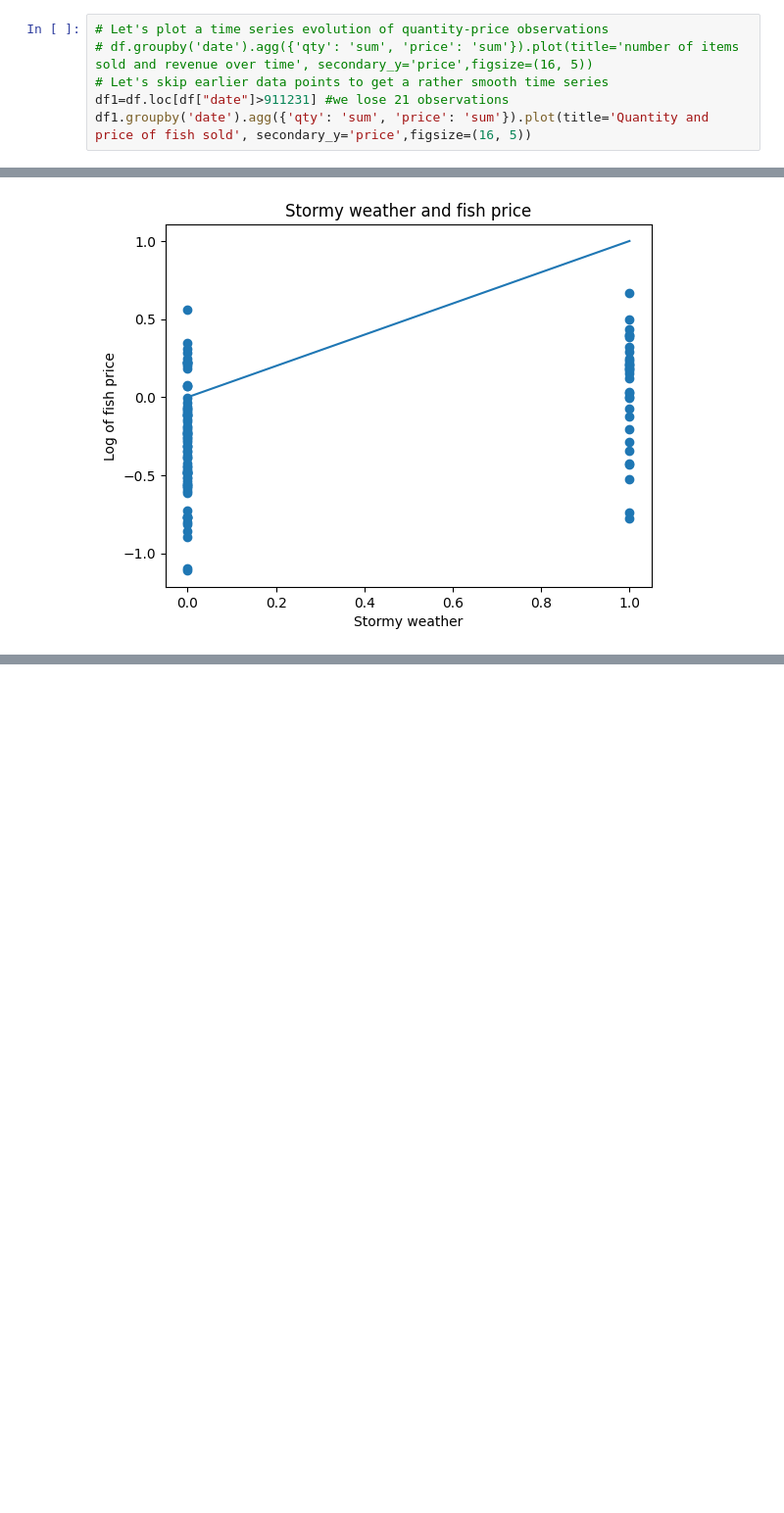
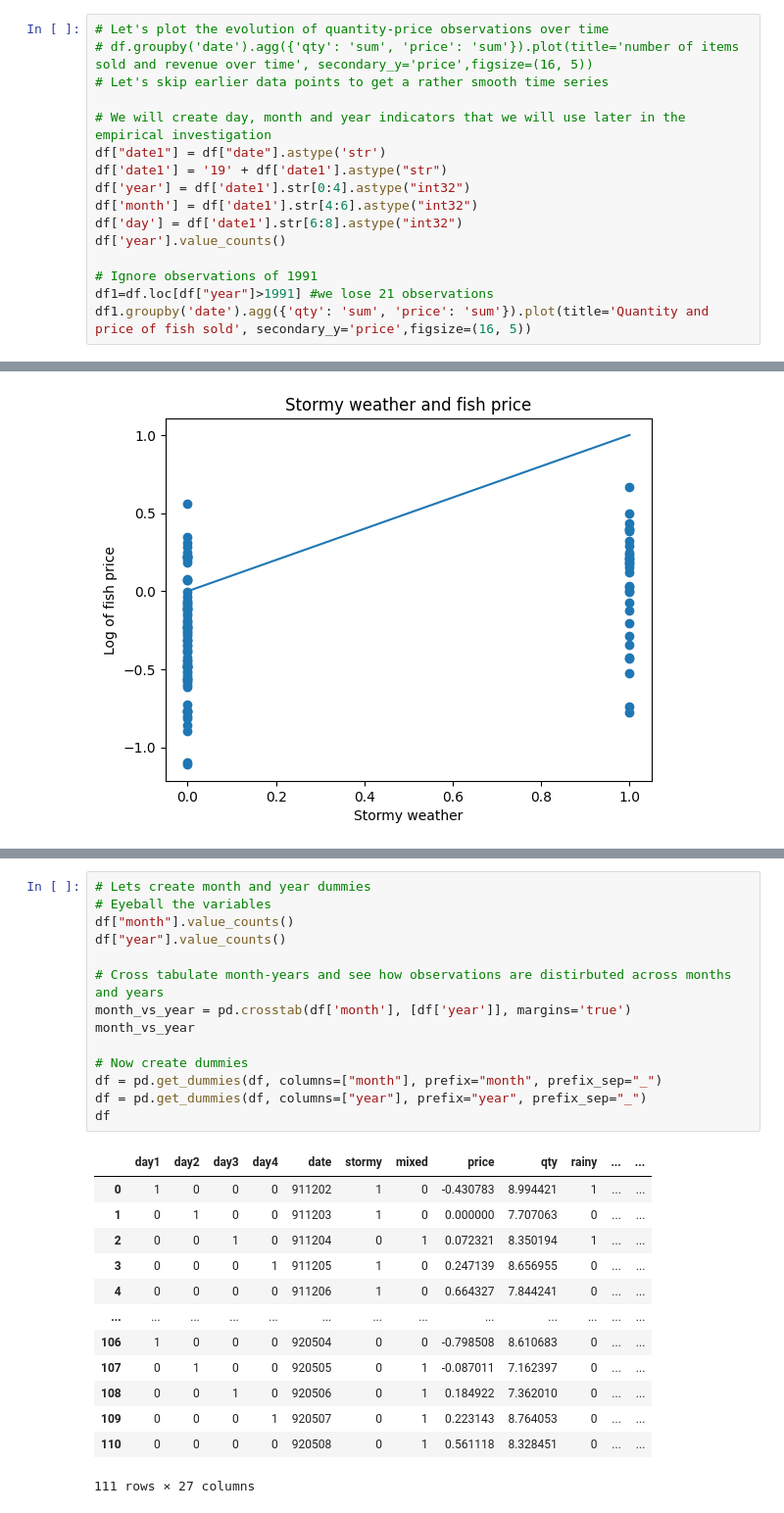
Before and after one commit to sumitdeole/price-elasticity-estimation, a Jupyter notebook: code_price_elasticity.ipynb, the cells around one changed output, grey strips where cells are left out. Shown at 98% size. Drawn from its saved outputs; the diff is of its cells as text; blank space fills up the shorter version.

```diff
--- a/code_price_elasticity.ipynb
+++ b/code_price_elasticity.ipynb
@@ -37,10 +37,20 @@ plt.show()
 # %% [markdown]
 **Interpretation:** We observe a weak negative price-quantity correlation. However, currently no consideration is given to the time dimension of the data.
 # %%
-# Let's plot a time series evolution of quantity-price observations
+# Let's plot the evolution of quantity-price observations over time
 # df.groupby('date').agg({'qty': 'sum', 'price': 'sum'}).plot(title='number of items sold and revenue over time', secondary_y='price',figsize=(16, 5))
 # Let's skip earlier data points to get a rather smooth time series
-df1=df.loc[df["date"]>911231] #we lose 21 observations
+
+# We will create day, month and year indicators that we will use later in the empirical investigation
+df["date1"] = df["date"].astype('str')
+df['date1'] = '19' + df['date1'].astype("str")
+df['year'] = df['date1'].str[0:4].astype("int32")
+df['month'] = df['date1'].str[4:6].astype("int32")
+df['day'] = df['date1'].str[6:8].astype("int32")
+df['year'].value_counts()
+
+# Ignore observations of 1991
+df1=df.loc[df["year"]>1991] #we lose 21 observations
 df1.groupby('date').agg({'qty': 'sum', 'price': 'sum'}).plot(title='Quantity and price of fish sold', secondary_y='price',figsize=(16, 5))
 # %% [output]
 <AxesSubplot: title={'center': 'Quantity and price of fish sold'}, xlabel='date'>
@@ -164,0 +238,28 @@ Debiased: False
+# %%
+# Lets create month and year dummies
+# Eyeball the variables
+df["month"].value_counts()
+df["year"].value_counts()
+
+# Cross tabulate month-years and see how observations are distirbuted across months and years
+month_vs_year = pd.crosstab(df['month'], [df['year']], margins='true')
+month_vs_year
+
+# Now create dummies
+df = pd.get_dummies(df, columns=["month"], prefix="month", prefix_sep="_")
+df = pd.get_dummies(df, columns=["year"], prefix="year", prefix_sep="_")
+df
+# %% [output]
+|  | day1 | day2 | day3 | day4 | date | stormy | mixed | price | qty | rainy | ... | ... |
+| 0 | 1 | 0 | 0 | 0 | 911202 | 1 | 0 | -0.430783 | 8.994421 | 1 | ... | ... |
+| 1 | 0 | 1 | 0 | 0 | 911203 | 1 | 0 | 0.000000 | 7.707063 | 0 | ... | ... |
+| 2 | 0 | 0 | 1 | 0 | 911204 | 0 | 1 | 0.072321 | 8.350194 | 1 | ... | ... |
+| 3 | 0 | 0 | 0 | 1 | 911205 | 1 | 0 | 0.247139 | 8.656955 | 0 | ... | ... |
+| 4 | 0 | 0 | 0 | 0 | 911206 | 1 | 0 | 0.664327 | 7.844241 | 0 | ... | ... |
+| ... | ... | ... | ... | ... | ... | ... | ... | ... | ... | ... | ... | ... |
+| 106 | 1 | 0 | 0 | 0 | 920504 | 0 | 0 | -0.798508 | 8.610683 | 0 | ... | ... |
+| 107 | 0 | 1 | 0 | 0 | 920505 | 0 | 1 | -0.087011 | 7.162397 | 0 | ... | ... |
+| 108 | 0 | 0 | 1 | 0 | 920506 | 0 | 1 | 0.184922 | 7.362010 | 0 | ... | ... |
+| 109 | 0 | 0 | 0 | 1 | 920507 | 0 | 1 | 0.223143 | 8.764053 | 0 | ... | ... |
+| 110 | 0 | 0 | 0 | 0 | 920508 | 0 | 1 | 0.561118 | 8.328451 | 0 | ... | ... |
+111 rows × 27 columns
```
Also changed, not shown: parts of 15 cells of this notebook.
